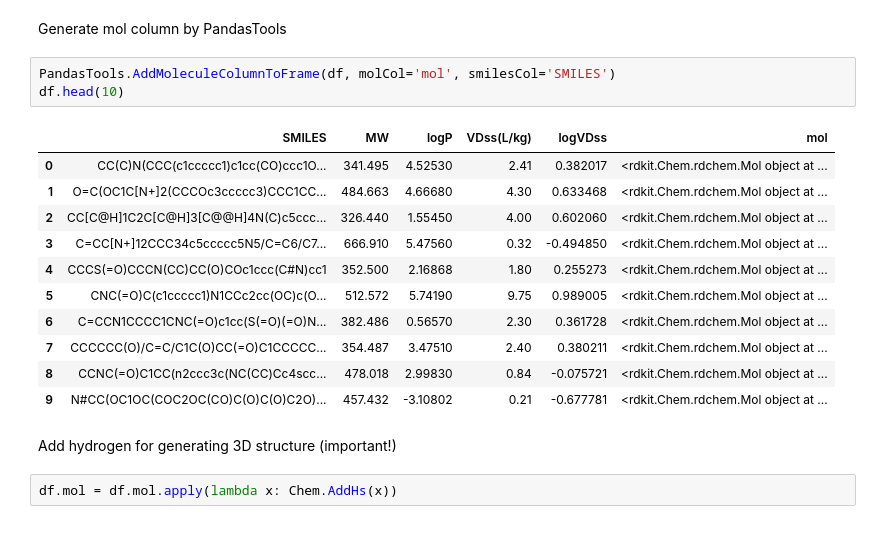
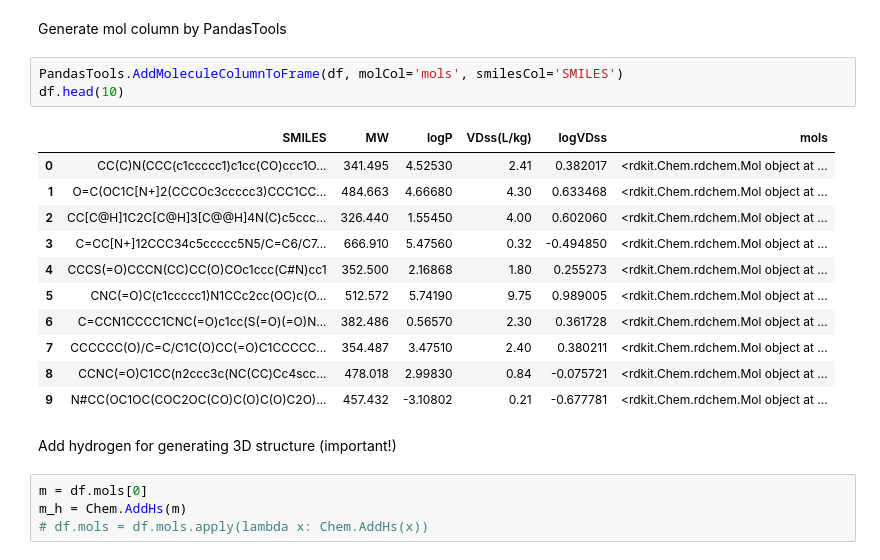
Before and after one commit to uentinnlea/MI_tool, a Jupyter notebook: RDKit/3d_structure_generation.ipynb, the cells around one changed output. Cells and saved outputs as stored; diff of their text form.

```diff
--- a/RDKit/3d_structure_generation.ipynb
+++ b/RDKit/3d_structure_generation.ipynb
@@ -15,10 +15,10 @@ df = pd.read_csv("/Users/lpc_0066/Desktop/Dataset/その他/Volume of Distributi
 # %% [markdown]
 Generate mol column by PandasTools
 # %%
-PandasTools.AddMoleculeColumnToFrame(df, molCol='mol', smilesCol='SMILES')
+PandasTools.AddMoleculeColumnToFrame(df, molCol='mols', smilesCol='SMILES')
 df.head(10)
 # %% [output]
-|  | SMILES | MW | logP | VDss(L/kg) | logVDss | mol |
+|  | SMILES | MW | logP | VDss(L/kg) | logVDss | mols |
 | 0 | CC(C)N(CCC(c1ccccc1)c1cc(CO)ccc1O... | 341.495 | 4.52530 | 2.41 | 0.382017 | <rdkit.Chem.rdchem.Mol object at ... |
 | 1 | O=C(OC1C[N+]2(CCCOc3ccccc3)CCC1CC... | 484.663 | 4.66680 | 4.30 | 0.633468 | <rdkit.Chem.rdchem.Mol object at ... |
 | 2 | CC[C@H]1C2C[C@H]3[C@@H]4N(C)c5ccc... | 326.440 | 1.55450 | 4.00 | 0.602060 | <rdkit.Chem.rdchem.Mol object at ... |
@@ -32,4 +32,6 @@ df.head(10)
 # %% [markdown]
 Add hydrogen for generating 3D structure (important!)
 # %%
-df.mol = df.mol.apply(lambda x: Chem.AddHs(x))
+m = df.mols[0]
+m_h = Chem.AddHs(m)
+# df.mols = df.mols.apply(lambda x: Chem.AddHs(x))
```
Also changed, not shown: parts of 9 cells of this notebook, 4 other files.
